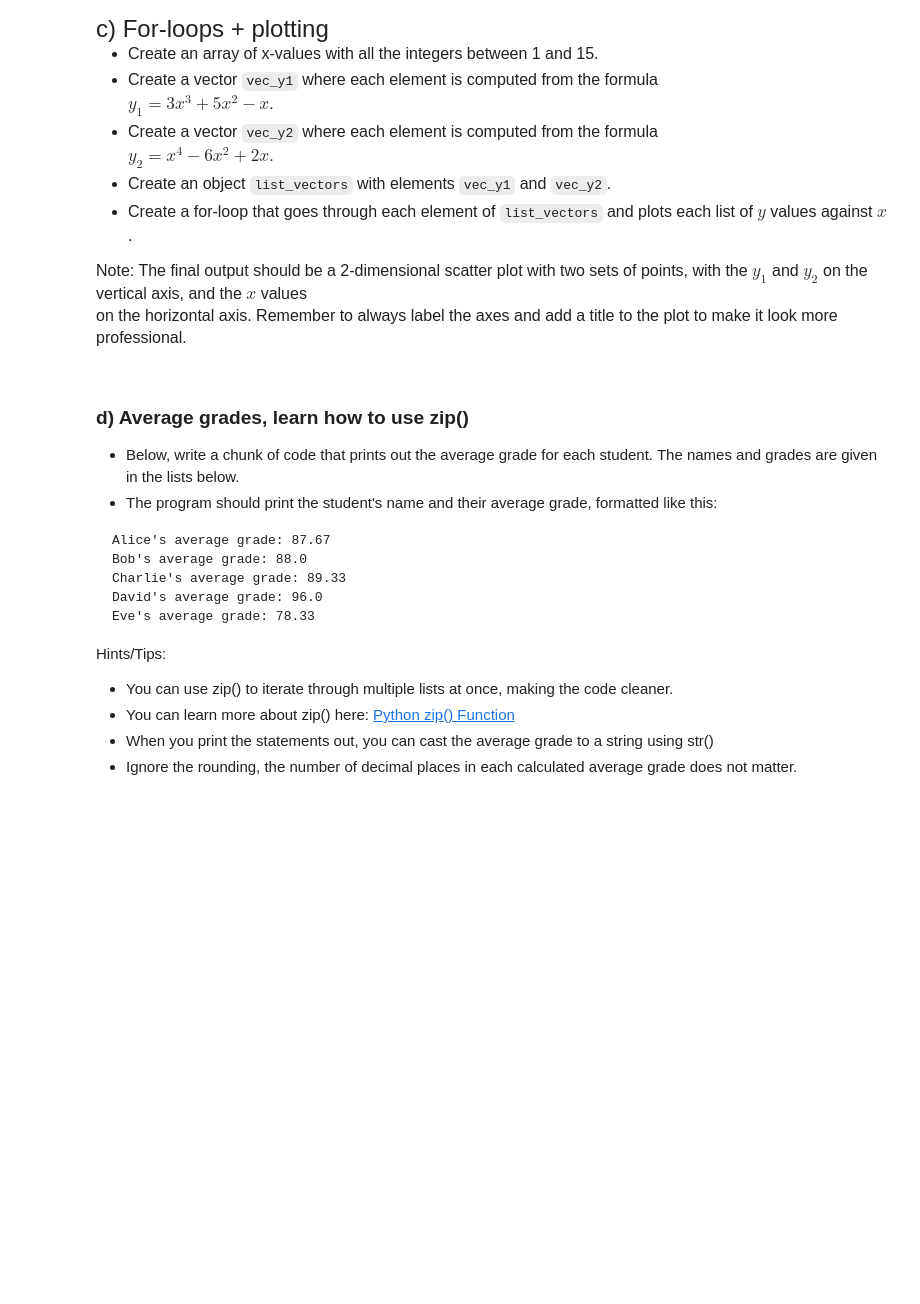
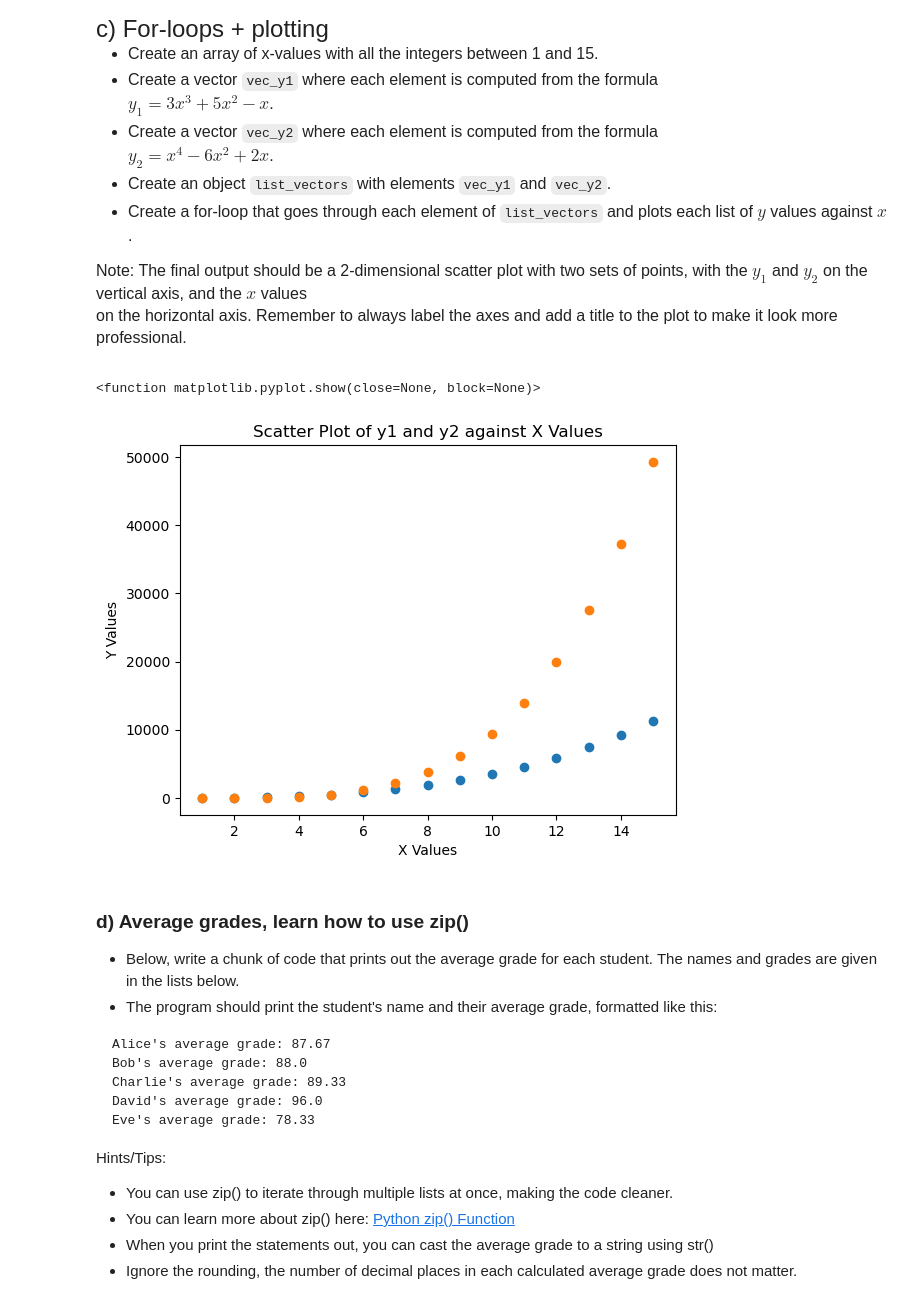
Before and after one commit to 1367565028/qtm151spring2025, a Jupyter notebook: assignment4/assignment4.ipynb, the cells around one changed output. Saved outputs shown, nothing was run; the diff lists cells and outputs as text; code cells hidden in the pictures; blank space fills up the shorter version.

```diff
--- a/assignment4/assignment4.ipynb
+++ b/assignment4/assignment4.ipynb
@@ -93,3 +91,19 @@ on the horizontal axis. Remember to always label the axes and add a title to the
+# %%
+#Write your answer here
+x_values = np.arange(1, 16)
+vec_y1 = 3*(x_values**3)+5*(x_values**2)-x_values
+vec_y2 = x_values**4-6*(x_values**2)+2*x_values
+list_vectors = [vec_y1,vec_y2]
+for element in list_vectors:
+        plt.scatter(x= x_values, y = element)
+
+plt.xlabel("X Values")
+plt.ylabel("Y Values")
+plt.title("Scatter Plot of y1 and y2 against X Values")
+plt.show
+# %% [output]
+<function matplotlib.pyplot.show(close=None, block=None)>
+[figure, added]
 # %% [markdown]
 ### d) Average grades, learn how to use zip()
 
```
Also changed, not shown: parts of 12 cells of this notebook, 1 other file.
